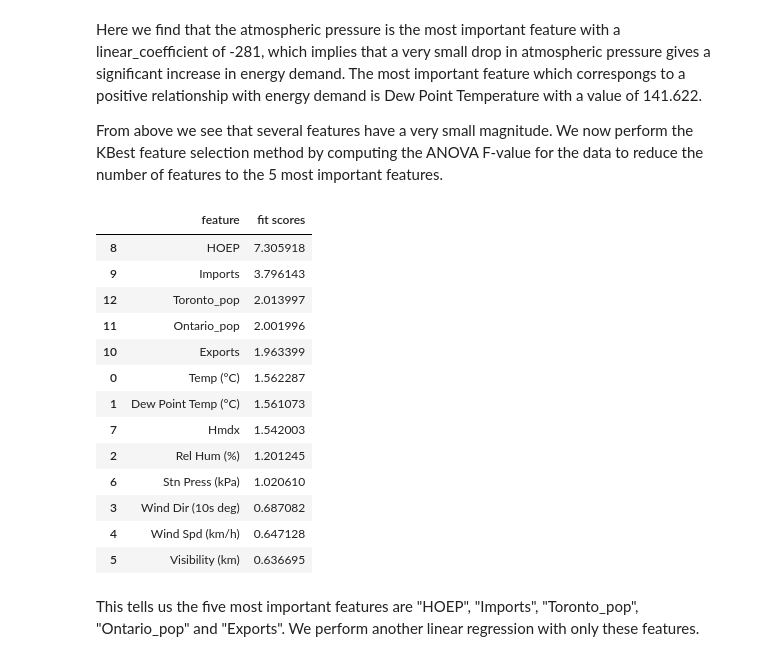
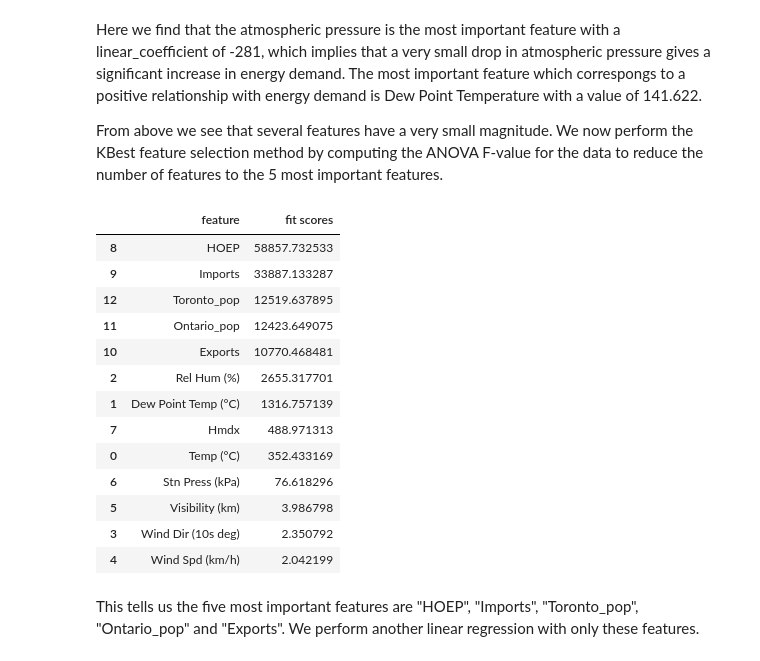
Before and after one commit to james-parks/Project2, a Jupyter notebook: CapstoneMilestoneOntarioEnergyUse.ipynb, the cells around one changed output. Cells and saved outputs as stored; diff of their text form; code cells hidden in the pictures.

```diff
--- a/CanadaEnergyUse.ipynb
+++ b/CapstoneMilestoneOntarioEnergyUse.ipynb
@@ -805,28 +831,24 @@ From above we see that several features have a very small magnitude. We now perf
 # %%
 X=df_ml[feature_cols].values
 y=df_ml["Ontario Demand"].values
-from sklearn.feature_selection import f_classif
 # feature extraction
-test = SelectKBest(score_func=f_classif, k=5)
-fit = test.fit(X, y)
-# summarize scores
-np.set_printoptions(precision=3)
-pd.DataFrame({"feature":feature_cols,"fit scores":fit.scores_}).sort_values(by="fit scores",ascending=False)
+test = SelectKBest(score_func=f_regression, k=5)
+pd.DataFrame({"feature":feature_cols,"fit scores":test.fit(X,y).scores_}).sort_values(by="fit scores",ascending=False)
 # %% [output]
 |  | feature | fit scores |
-| 8 | HOEP | 7.305918 |
-| 9 | Imports | 3.796143 |
-| 12 | Toronto_pop | 2.013997 |
-| 11 | Ontario_pop | 2.001996 |
-| 10 | Exports | 1.963399 |
-| 0 | Temp (°C) | 1.562287 |
-| 1 | Dew Point Temp (°C) | 1.561073 |
-| 7 | Hmdx | 1.542003 |
-| 2 | Rel Hum (%) | 1.201245 |
-| 6 | Stn Press (kPa) | 1.020610 |
-| 3 | Wind Dir (10s deg) | 0.687082 |
-| 4 | Wind Spd (km/h) | 0.647128 |
-| 5 | Visibility (km) | 0.636695 |
+| 8 | HOEP | 58857.732533 |
+| 9 | Imports | 33887.133287 |
+| 12 | Toronto_pop | 12519.637895 |
+| 11 | Ontario_pop | 12423.649075 |
+| 10 | Exports | 10770.468481 |
+| 2 | Rel Hum (%) | 2655.317701 |
+| 1 | Dew Point Temp (°C) | 1316.757139 |
+| 7 | Hmdx | 488.971313 |
+| 0 | Temp (°C) | 352.433169 |
+| 6 | Stn Press (kPa) | 76.618296 |
+| 5 | Visibility (km) | 3.986798 |
+| 3 | Wind Dir (10s deg) | 2.350792 |
+| 4 | Wind Spd (km/h) | 2.042199 |
 # %% [markdown]
 This tells us the five most important features are "HOEP", "Imports", "Toronto_pop", "Ontario_pop" and "Exports". We perform another linear regression with only these features.
 # %%
```
Also changed, not shown: parts of 25 cells of this notebook, 1 other file.
